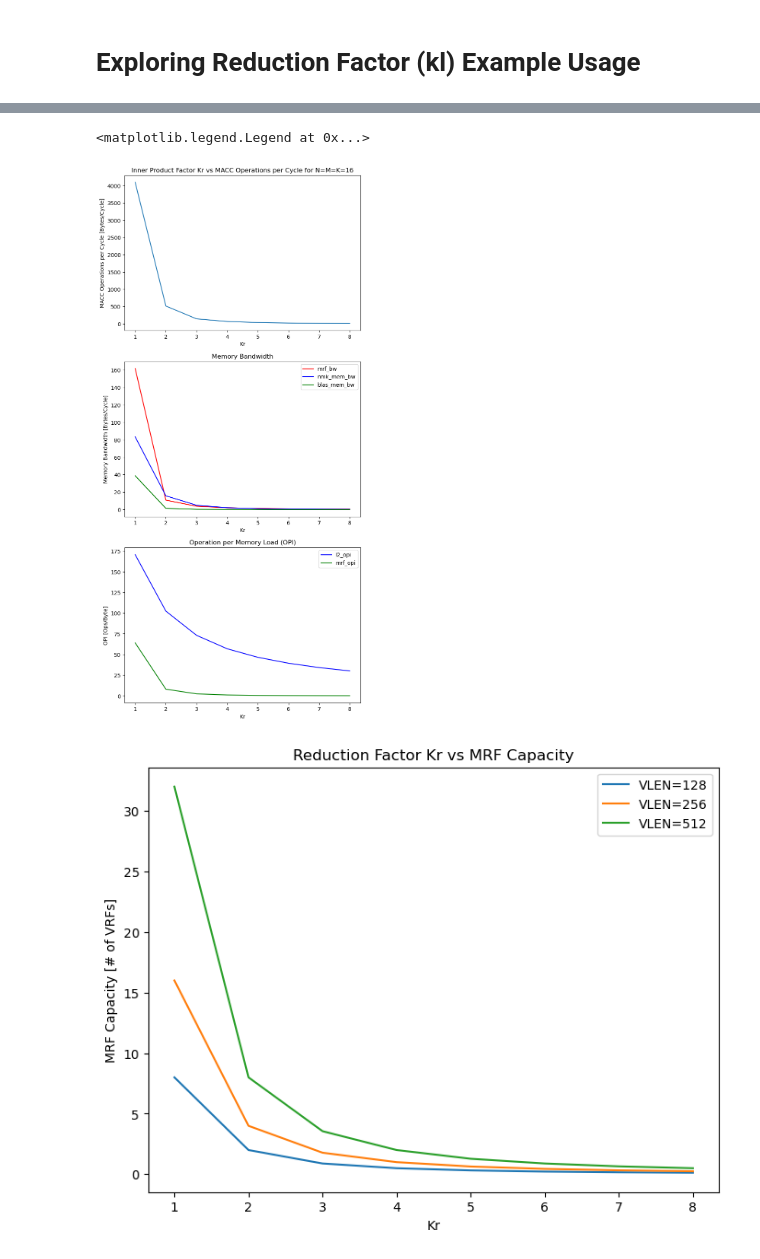
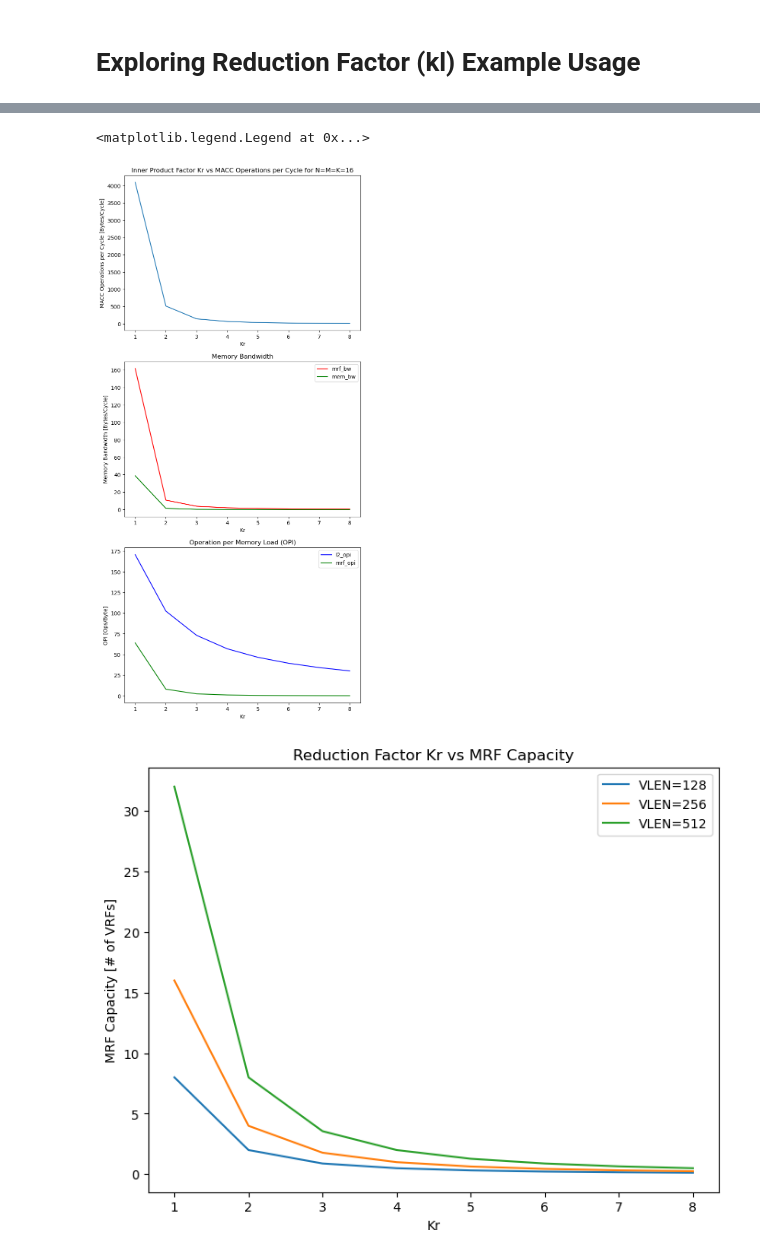
Before and after one commit to miles-rusch-berkeley/opu-model, a Jupyter notebook: reduceK.ipynb, the cells around one changed output, grey strips where cells are left out. Cells and saved outputs as stored; diff of their text form; code cells hidden in the pictures.

```diff
--- a/reduceK.ipynb
+++ b/reduceK.ipynb
@@ -41,10 +41,8 @@ for i, databit in enumerate(databits):
     # Reorder both opc and opu_area using the sorted indices
     opc_sorted = opc.iloc[sorted_idx]
     opu_area_sorted = opu_area.iloc[sorted_idx]
-    axs.scatter(1/opc, opu_area, c=opi, cmap='viridis')
-    axs.plot(1/opc_sorted, opu_area_sorted, color=colors[i], label=f"element width: {databit}")
+    axs.scatter(1/opc, opu_area, color=colors[i], label=f"element width: {databit}")
 
 axs.legend()
-# fig.colorbar(opi, ax=axs, label = 'Memory Efficiency [Ops/Load]')
 # %% [output]
 <matplotlib.legend.Legend at 0x...>
@@ -65,39 +63,36 @@ kls = np.array(range(1,9))
 K = 512
 mrf_bw = np.zeros(len(kls))
 blas_mem_bw = np.zeros(len(kls))
-nmk_mem_bw = np.zeros(len(kls))
 mrf_opi = np.zeros(len(kls))
 l2_opi = np.zeros(len(kls))
 opc = np.zeros(len(kls))
 for i, kl in enumerate(kls):
     perf_model = fmodel.init_pm(vlB=np.array([512/8/kl]),
                         kl=np.array([kl]),
                         M=np.array([K]),
                         N=np.array([K]),
                         K=np.array([K])
                         )
     mrf_opi[i] = perf_model['mrf_opi']
     l2_opi[i] = perf_model['l2_opi']
 
     blas_mem_bw[i] = perf_model['blas_mem_bw']
 
-    nmk_mem_bw[i] = perf_model['nmk_mem_bw']
     mrf_bw[i] = perf_model['mrf_bw']
     opc[i] = perf_model['ops_cycle']
 
 axs[0].plot(kls, opc)
 
 axs[1].plot(kls, mrf_bw, color='r')
-axs[1].plot(kls, nmk_mem_bw, color='b')
 axs[1].plot(kls, blas_mem_bw, color='g')
-axs[1].legend(['mrf_bw', 'nmk_mem_bw', 'blas_mem_bw'])
+axs[1].legend(['mrf_bw', 'mem_bw'])
 
 axs[2].plot(kls, l2_opi, color='b')
 axs[2].plot(kls, mrf_opi, color='g')
 axs[2].legend(['l2_opi', 'mrf_opi'])
 # %% [output]
 <matplotlib.legend.Legend at 0x...>
-[figure, old version]
+[figure, new version]
 # %%
 fig, axs = plt.subplots(figsize=(8,6))
 axs.set_title('Reduction Factor Kr vs MRF Capacity')
```
Also changed, not shown: parts of 5 cells of this notebook, 6 other files.
